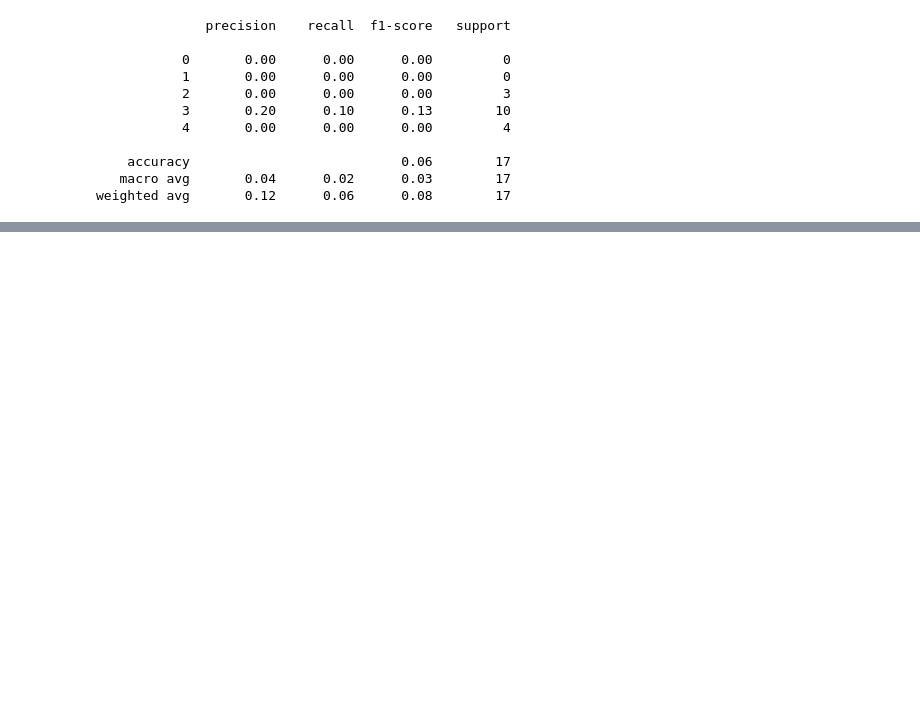
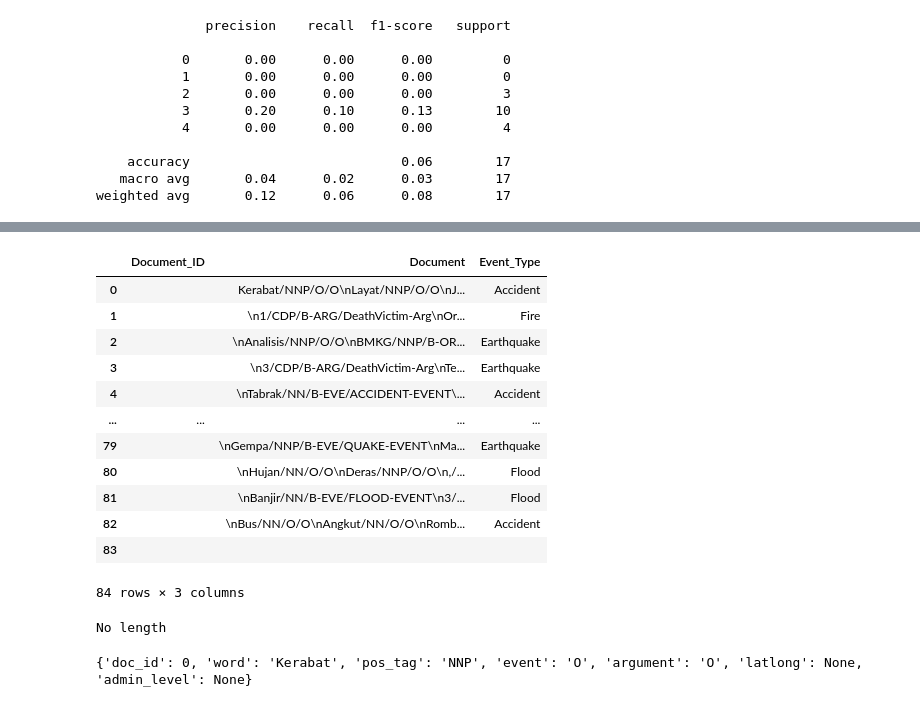
Before and after one commit to azurast/GeoEventExtraction, a Jupyter notebook: geoparse.ipynb, the cells around one changed output, grey strips where cells are left out. Drawn from its saved outputs; the diff is of its cells as text; code cells hidden in the pictures; blank space fills up the shorter version.

```diff
--- a/geoparse.ipynb
+++ b/geoparse.ipynb
@@ -526,0 +585,16 @@ weighted avg       0.12      0.06      0.08        17
+# %%
+df_copy
+# %% [output]
+|  | Document_ID | Document | Event_Type |
+| 0 |  | Kerabat/NNP/O/O\nLayat/NNP/O/O\nJ... | Accident |
+| 1 |  | \n1/CDP/B-ARG/DeathVictim-Arg\nOr... | Fire |
+| 2 |  | \nAnalisis/NNP/O/O\nBMKG/NNP/B-OR... | Earthquake |
+| 3 |  | \n3/CDP/B-ARG/DeathVictim-Arg\nTe... | Earthquake |
+| 4 |  | \nTabrak/NN/B-EVE/ACCIDENT-EVENT\... | Accident |
+| ... | ... | ... | ... |
+| 79 |  | \nGempa/NNP/B-EVE/QUAKE-EVENT\nMa... | Earthquake |
+| 80 |  | \nHujan/NN/O/O\nDeras/NNP/O/O\n,/... | Flood |
+| 81 |  | \nBanjir/NN/B-EVE/FLOOD-EVENT\n3/... | Flood |
+| 82 |  | \nBus/NN/O/O\nAngkut/NN/O/O\nRomb... | Accident |
+| 83 |  |  |  |
+84 rows × 3 columns
@@ -526,0 +611,42 @@ weighted avg       0.12      0.06      0.08        17
+# %%
+my_docs = df_copy['Document'].tolist()
+
+my_docss = []
+
+for index, document in enumerate(my_docs):
+    lines = document.split('\n')
+    document_tokens = []
+    for line in lines:
+        # Skip empty line
+        if line.strip() == '':
+            continue
+        # Split each line by the delimiter
+        parts = line.strip().split("/")
+        # word = parts[0]
+        # pos_tag = parts[1]
+        # event = parts[2]
+        # argument = parts[3]
+        # latlong = parts[4]
+        # admin_level = parts[5]
+        if len(parts) == 6:
+            token = MyToken(index, parts[0], parts[1], parts[2], parts[3], parts[4], parts[5])
+        elif len(parts) == 5:
+            token = MyToken(index, parts[0], parts[1], parts[2], parts[3], parts[4])
+        elif len(parts) == 4:
+            token = MyToken(index, parts[0], parts[1], parts[2], parts[3])
+        elif len(parts) == 3:
+            token = MyToken(index, parts[0], parts[1], parts[2])
+        elif len(parts) == 2:
+            token = MyToken(index, parts[0], parts[1])
+        elif len(parts) == 1:
+            token = MyToken(index, parts[0])
+        else:
+            print("No length")
+        document_tokens.append(token)
+    my_docss.append(document_tokens)
+# %% [output]
+No length
+# %%
+print(my_docss[0][0].__dict__)
+# %% [output]
+{'doc_id': 0, 'word': 'Kerabat', 'pos_tag': 'NNP', 'event': 'O', 'argument': 'O', 'latlong': None, 'admin_level': None}
```
Also changed, not shown: parts of 12 cells of this notebook.
